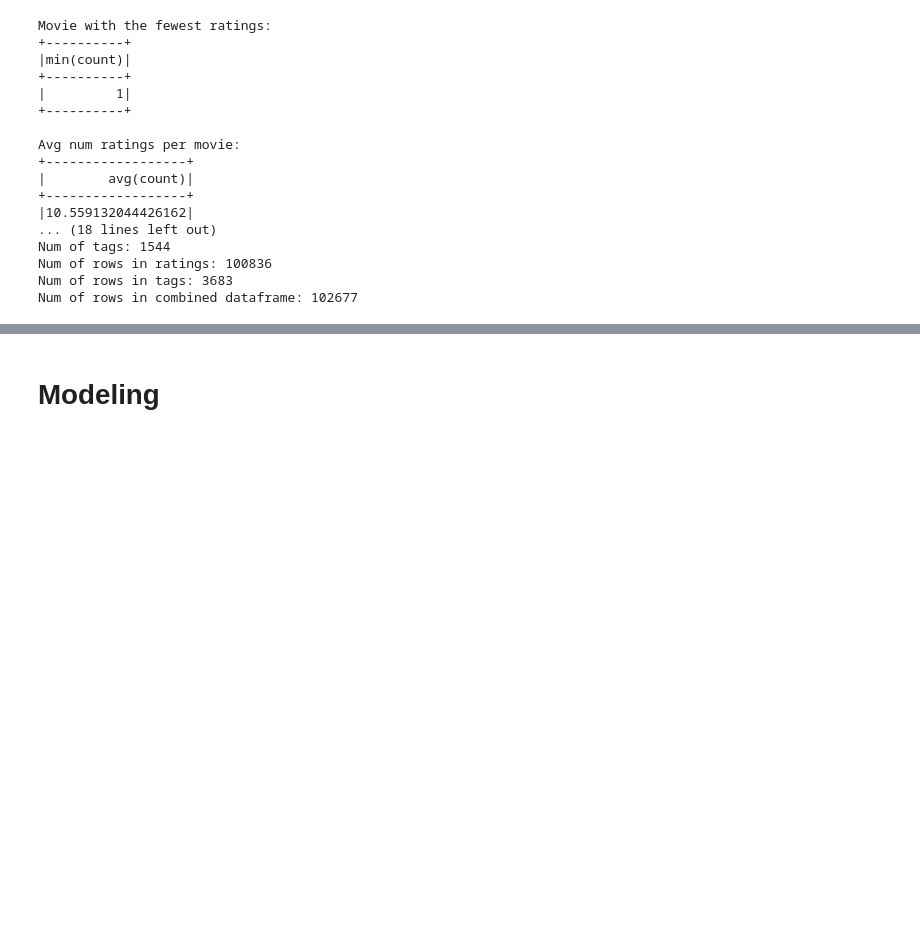
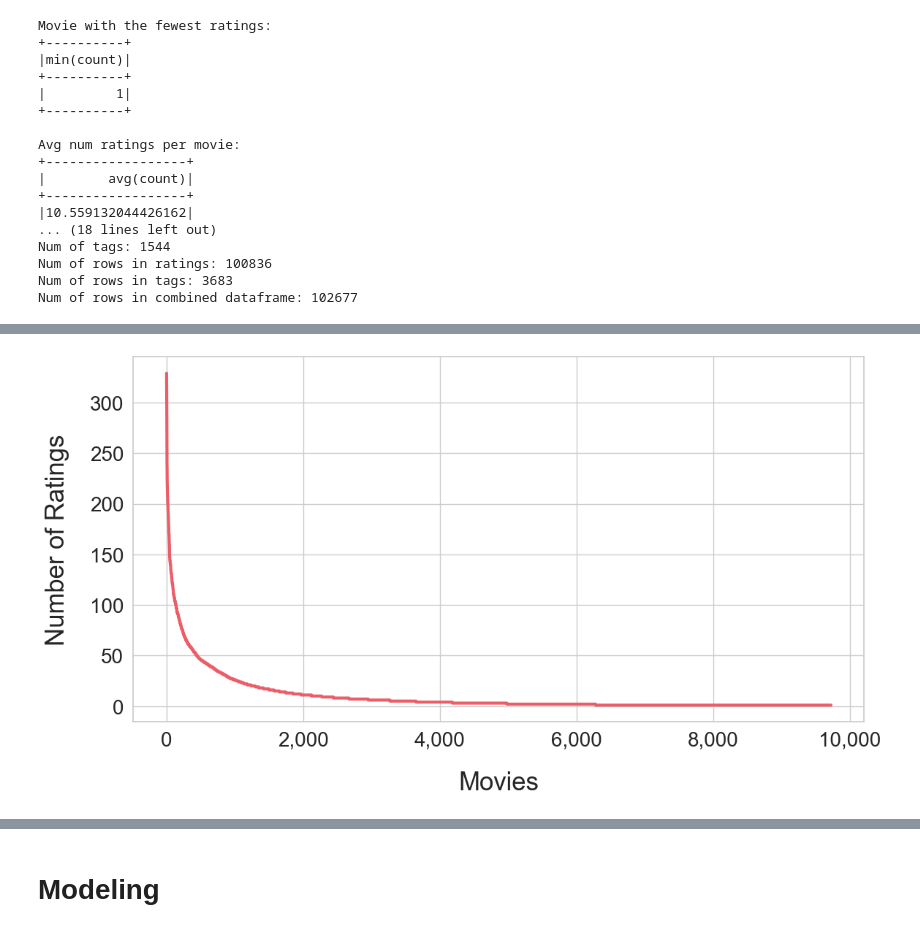
Before and after one commit to SinShady/Movie-Recommender, a Jupyter notebook: notebooks/exploratory/Sindhu-eda.ipynb, the cells around one changed output, grey strips where cells are left out. Cells and saved outputs as stored; diff of their text form; code cells hidden in the pictures; blank space fills up the shorter version.

```diff
--- a/notebooks/exploratory/Sindhu-eda.ipynb
+++ b/notebooks/exploratory/Sindhu-eda.ipynb
@@ -211,0 +188,15 @@ Num of rows in combined dataframe: 102677
+# %%
+no_of_ratings_per_movie = ratings_pd.groupby(by = "movieId")["rating"].count().sort_values(ascending = False)
+
+fig = plt.figure(figsize = (10, 5))
+axes = fig.add_axes([0.1,0.1,1,1])
+# plt.title("Number of Ratings Per Movie", fontsize = 20)
+plt.xlabel("Movies", fontsize = 25, labelpad=20)
+plt.ylabel("Number of Ratings", fontsize = 25, labelpad=20)
+plt.plot(no_of_ratings_per_movie.values, color='#eb5e68', linewidth=3)
+plt.tick_params(labelsize = 20)
+#axes.set_xticklabels([])
+axes.xaxis.set_major_formatter(ticker.StrMethodFormatter('{x:,.0f}'))
+plt.savefig('../../reports/figures/ratings_count_distribution.png', bbox_inches='tight', transparent=True);
+# %% [output]
+[figure, added]
```
Also changed, not shown: parts of 30 cells of this notebook, 13 other files.
